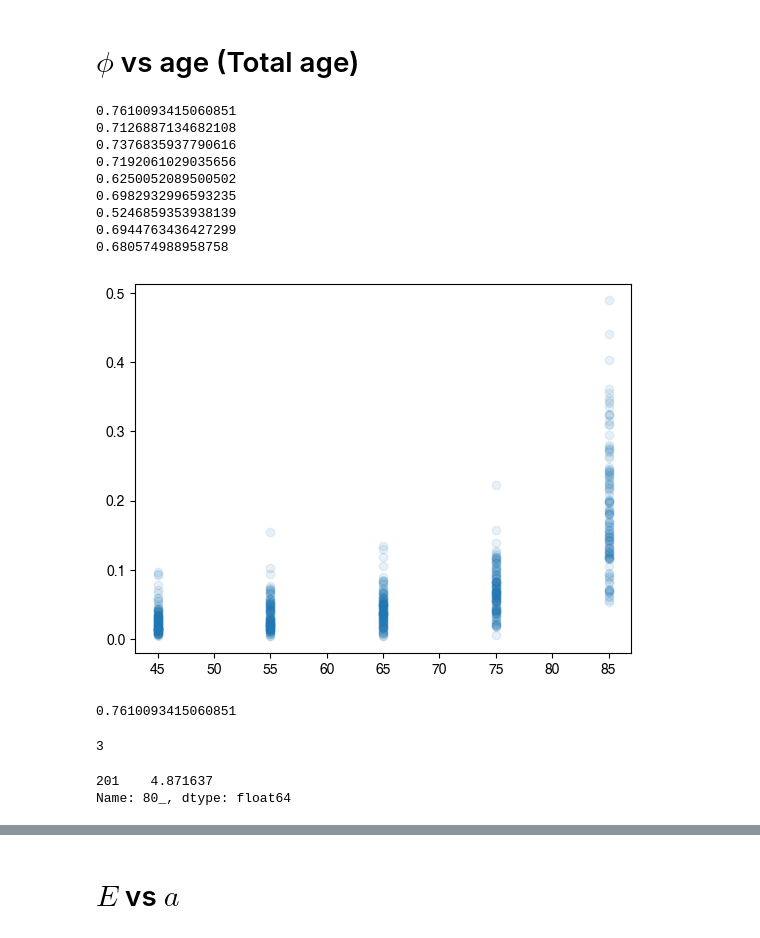
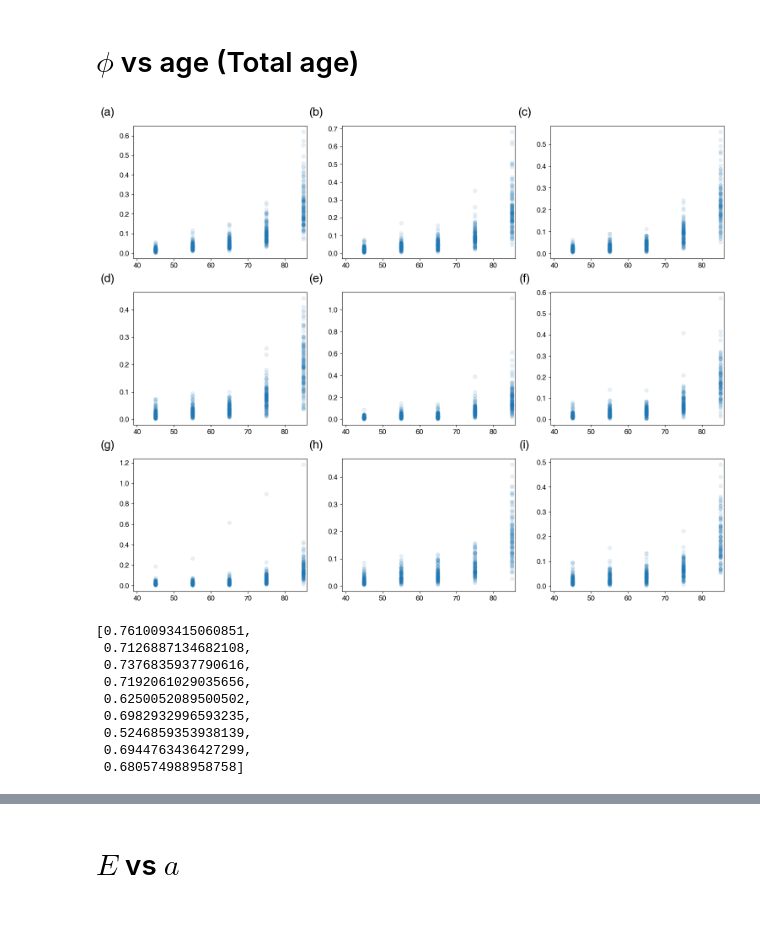
Before and after one commit to kwyosu7/Tuberculosis_hospital_optimization, a Jupyter notebook: article_figure.ipynb, the cells around one changed output, grey strips where cells are left out. Saved outputs shown, nothing was run; the diff lists cells and outputs as text; code cells hidden in the pictures.

```diff
--- a/article_figure.ipynb
+++ b/article_figure.ipynb
@@ -39,55 +40,56 @@ def b(data_, a):
 # %% [markdown]
 # $\phi$ vs age (Total age)
 # %%
+title_pos=[-0.15, 1.1]
+title_size = 20
+title_list = ['a', 'b', 'c', 'd', 'e','f','g','h','i']
+
+fig = plt.figure(figsize=(15, 12))
+gs = GridSpec(3, 3, figure=fig)
+c=0
+corr_list = []
+
 for year in range(2014, 2023):
     path = '/home/users/YongsungKwon/workplace/Yongpyter/Tuberculosis_hospital_optimization/data_result/data_over40/'+str(year)+'_40.txt'
     data = pd.read_csv(path, sep=',')
     N = data.iloc[:, 6:15].copy().mul(data['N'], axis=0)
     D = data.iloc[:, 15:24].copy().mul(data['D'],axis=0)
     phi_df = D.iloc[:, :] / N.iloc[:, :].values
     phi_df.columns = phi_df.columns.str.slice(start=2)
     age_list = []
     phi_list = []
     age_num_list = [45, 55, 65, 75, 85]
     for i in range(5):
         age_list+=[age_num_list[i]]*len(data)
         phi_list+=list(phi_df[phi_df.columns[4:][i]])
     corr, p_value = pearsonr(age_list, phi_list)
-    print(corr)
+    corr_list.append(corr)
+
+    ax = fig.add_subplot(gs[c//3, c%3])
+    ax.scatter(age_list, phi_list, alpha=0.1)
+    ax.set_xlim(39, 86)
+
+    # ax.set_xlabel(r'$a$',size=20)
+    # ax.set_ylabel(r'$E^{\prime\mathrm{(min)}}_\mathrm{fatalities}$',size=20)
+    ax.tick_params(axis='x', labelsize=12)
+    ax.tick_params(axis='y', labelsize=12)
+	# ax.legend(fontsize='large')
+    ax.text(title_pos[0], title_pos[1], '('+title_list[c]+')', fontsize=title_size,  ha='center', va='center',transform=ax.transAxes)
+    c+=1
+plt.tight_layout()
+# plt.savefig()
+plt.show()
 # %% [output]
-0.7610093415060851
-0.7126887134682108
-0.7376835937790616
-0.7192061029035656
-0.6250052089500502
-0.6982932996593235
-0.5246859353938139
-0.6944763436427299
-0.680574988958758
+[figure, added]
-# %%
-age_list = []
-phi_list = []
-age_num_list = [45, 55, 65, 75, 85]
-for i in range(5):
-    age_list+=[age_num_list[i]]*len(data)
-    phi_list+=list(phi_df[phi_df.columns[4:][i]])
-plt.scatter(age_list, phi_list, alpha=0.1)
-# plt.ylim(0,1)
-plt.show()
-# %% [output]
-[figure, removed]
-# %%
-corr, p_value = pearsonr(age_list, phi_list)
-print(corr)
-# %% [output]
-0.7610093415060851
-# %%
-count = (phi_df > 1).sum().sum()
-print(count)
-# %% [output]
-3
-# %%
-phi_df['80_'][phi_df['80_']>4]
-# %% [output]
-201    4.871637
-Name: 80_, dtype: float64
+# %%
+corr_list
+# %% [output]
+[0.7610093415060851,
+ 0.7126887134682108,
+ 0.7376835937790616,
+ 0.7192061029035656,
+ 0.6250052089500502,
+ 0.6982932996593235,
+ 0.5246859353938139,
+ 0.6944763436427299,
+ 0.680574988958758]
```
Also changed, not shown: parts of 3 cells of this notebook.
